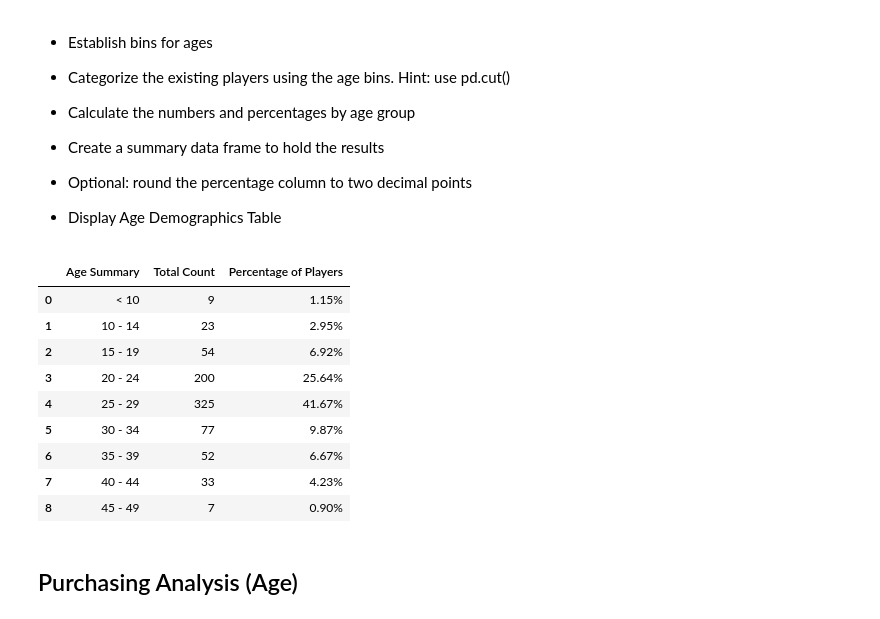
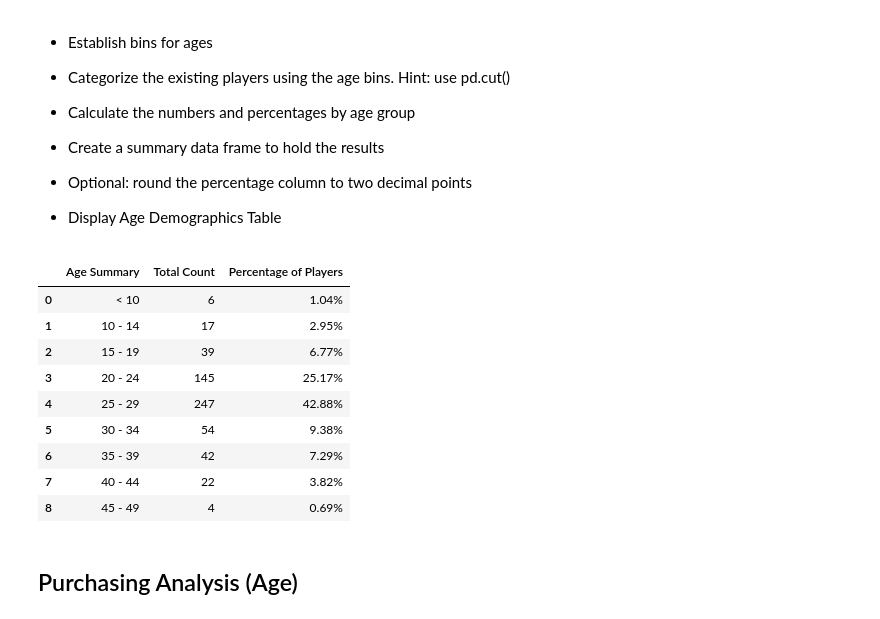
Before and after one commit to SMahashraya/pandas-challenge, a Jupyter notebook: HeroesOfPymoli_hw.ipynb, the cells around one changed output. Cells and saved outputs as stored; diff of their text form; code cells hidden in the pictures.

```diff
--- a/HeroesOfPymoli_hw.ipynb
+++ b/HeroesOfPymoli_hw.ipynb
@@ -67,6 +67,7 @@ prch_summ
 * Percentage and Count of Other / Non-Disclosed
 # %%
 prch_unique = prch_df.drop_duplicates(subset = ["SN"])
+prch_unique = prch_unique.reset_index()
 prch_unique.count()
 
 male_total = prch_unique.loc[prch_unique["Gender"] == "Male"]
@@ -156,53 +157,53 @@ bins = [0, 7, 10, 15, 20, 25, 30, 35, 40, 45]
 age_bins = ["< 10",
             "10 - 14",
             "15 - 19",
             "20 - 24",
             "25 - 29",
             "30 - 34",
             "35 - 39",
             "40 - 44",
             "45 - 49"]
 
-age_total = prch_df["Age"].count()
-
+age_total = prch_unique["SN"].count()
+age_total
 prch_df["Age Summary"] = pd.cut(prch_df["Age"], bins, labels = age_bins)
 
-A = prch_df.loc[prch_df["Age Summary"] == "< 10"]["Age Summary"].count()
-B = prch_df.loc[prch_df["Age Summary"] == "10 - 14"]["Age Summary"].count()
-C = prch_df.loc[prch_df["Age Summary"] == "15 - 19"]["Age Summary"].count()
-D = prch_df.loc[prch_df["Age Summary"] == "20 - 24"]["Age Summary"].count()
-E = prch_df.loc[prch_df["Age Summary"] == "25 - 29"]["Age Summary"].count()
-F = prch_df.loc[prch_df["Age Summary"] == "30 - 34"]["Age Summary"].count()
-G = prch_df.loc[prch_df["Age Summary"] == "35 - 39"]["Age Summary"].count()
-H = prch_df.loc[prch_df["Age Summary"] == "40 - 44"]["Age Summary"].count()
-I = prch_df.loc[prch_df["Age Summary"] == "45 - 49"]["Age Summary"].count()
+A = prch_unique.loc[prch_df["Age Summary"] == "< 10"]["Age Summary"].count()
+B = prch_unique.loc[prch_df["Age Summary"] == "10 - 14"]["Age Summary"].count()
+C = prch_unique.loc[prch_df["Age Summary"] == "15 - 19"]["Age Summary"].count()
+D = prch_unique.loc[prch_df["Age Summary"] == "20 - 24"]["Age Summary"].count()
+E = prch_unique.loc[prch_df["Age Summary"] == "25 - 29"]["Age Summary"].count()
+F = prch_unique.loc[prch_df["Age Summary"] == "30 - 34"]["Age Summary"].count()
+G = prch_unique.loc[prch_df["Age Summary"] == "35 - 39"]["Age Summary"].count()
+H = prch_unique.loc[prch_df["Age Summary"] == "40 - 44"]["Age Summary"].count()
+I = prch_unique.loc[prch_df["Age Summary"] == "45 - 49"]["Age Summary"].count()
 
 Aa = "{0:.2f}%".format((A/age_total)*100)
 Bb = "{0:.2f}%".format((B/age_total)*100)
 Cc = "{0:.2f}%".format((C/age_total)*100)
 Dd = "{0:.2f}%".format((D/age_total)*100)
 Ee = "{0:.2f}%".format((E/age_total)*100)
 Ff = "{0:.2f}%".format((F/age_total)*100)
 Gg = "{0:.2f}%".format((G/age_total)*100)
 Hh = "{0:.2f}%".format((H/age_total)*100)
 Ii = "{0:.2f}%".format((I/age_total)*100)
 
 age_summ = pd.DataFrame({"Age Summary": age_bins,
                          "Total Count": [A, B, C, D, E, F, G, H, I],
                          "Percentage of Players": [Aa, Bb, Cc, Dd, Ee, Ff, Gg, Hh, Ii]})
 age_summ.groupby(["Age Summary"])
 age_summ
 # %% [output]
 |  | Age Summary | Total Count | Percentage of Players |
-| 0 | < 10 | 9 | 1.15% |
-| 1 | 10 - 14 | 23 | 2.95% |
-| 2 | 15 - 19 | 54 | 6.92% |
-| 3 | 20 - 24 | 200 | 25.64% |
-| 4 | 25 - 29 | 325 | 41.67% |
-| 5 | 30 - 34 | 77 | 9.87% |
-| 6 | 35 - 39 | 52 | 6.67% |
-| 7 | 40 - 44 | 33 | 4.23% |
-| 8 | 45 - 49 | 7 | 0.90% |
+| 0 | < 10 | 6 | 1.04% |
+| 1 | 10 - 14 | 17 | 2.95% |
+| 2 | 15 - 19 | 39 | 6.77% |
+| 3 | 20 - 24 | 145 | 25.17% |
+| 4 | 25 - 29 | 247 | 42.88% |
+| 5 | 30 - 34 | 54 | 9.38% |
+| 6 | 35 - 39 | 42 | 7.29% |
+| 7 | 40 - 44 | 22 | 3.82% |
+| 8 | 45 - 49 | 4 | 0.69% |
 # %% [markdown]
 ## Purchasing Analysis (Age)
 # %% [markdown]
```
Also changed, not shown: parts of 7 cells of this notebook.
